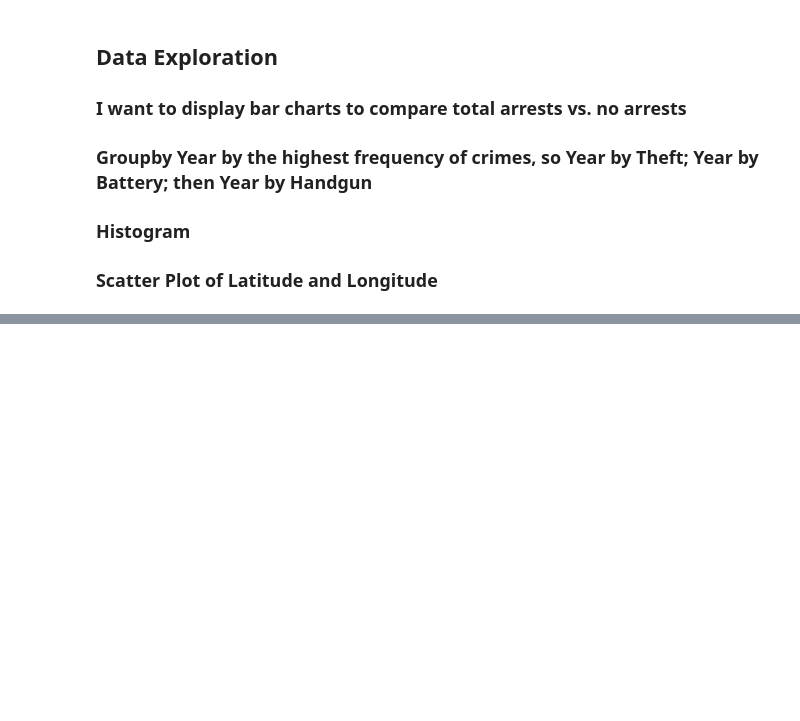
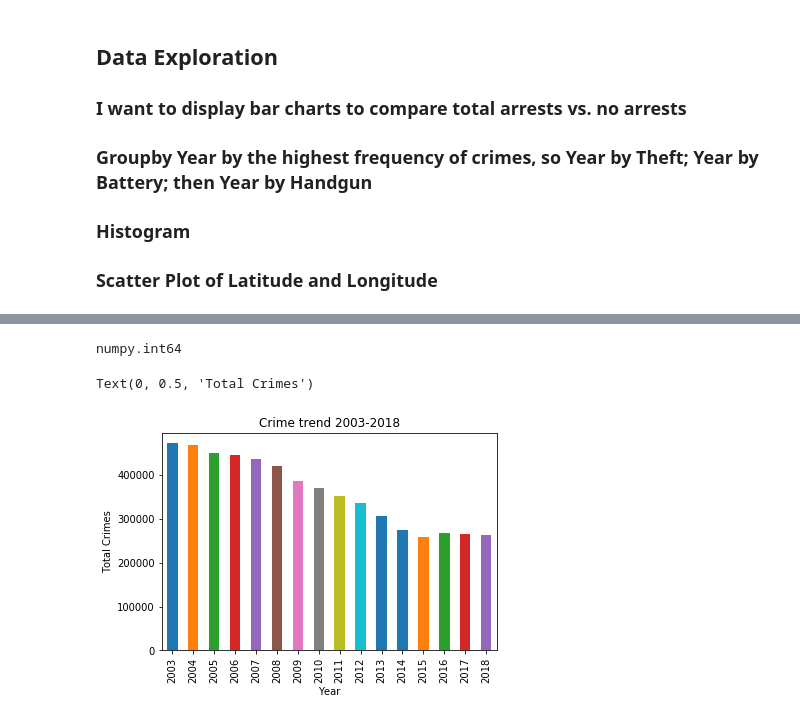
Before and after one commit to igopalan/Analyzing-Crimes-in-Chicago, a Jupyter notebook: Thinkful_Chicago_Crimes2001-2019.py.ipynb, the cells around one changed output, grey strips where cells are left out. Drawn from its saved outputs; the diff is of its cells as text; code cells hidden in the pictures; blank space fills up the shorter version.

```diff
--- a/Thinkful_Chicago_Crimes2001-2019.py.ipynb
+++ b/Thinkful_Chicago_Crimes2001-2019.py.ipynb
@@ -105,0 +142,23 @@ Other features cannot be converted until the **NaN and Null** values have been r
+# %%
+def convert24(str1):
+
+    # Checking if last two elements of time
+    # is AM and first two elements are 12
+    if str1[0][-1:] == "AM" and str1[0][:2] == "12":
+        return "00" +str1[0][:2]
+
+    # remove the AM
+    elif str1[0][-1:] == "AM":
+        return str1[0][:2]
+
+    # Checking if last two elements of time
+    # is PM and first two elements are 12
+    elif str1[0][-1:] == "PM" and str1[0][:2] == "12":
+        return str1[0][:-1]
+
+    else:
+
+        # add 12 to hours and remove PM
+        return int(str1[0][:2]) + 12
+# %%
+crimes['Crime_time'] = crimes['Crime_time'].apply(convert24)
@@ -125,4 +195,8 @@ Crime_AM_PM             0.000000
 dtype: float64
+# %%
+crimes = crimes[crimes.Year != 2001]
+crimes = crimes[crimes.Year != 2002]
+crimes = crimes[crimes.Year != 2019]
 # %%
-crimes = crimes[['Crime_dates', 'Crime_time', 'Crime_AM_PM', 'Block', 'IUCR', 'Primary Type', 'Description', 'Location Description',
-                'Arrest', 'Domestic', 'Beat', 'District', 'Ward', 'Community Area', 'Year', 'Latitude', 'Longitude']]
+crimes = crimes[['Crime_dates', 'Crime_time', 'Primary Type', 'Description',
+                 'Arrest', 'District', 'Ward', 'Community Area', 'Year', 'Latitude', 'Longitude', 'Location']]
@@ -187,0 +268,11 @@ memory usage: 715.1+ MB
+# %%
+type(crimes.Year.iloc[0])
+# %% [output]
+numpy.int64
+# %%
+crimes.Year.value_counts(sort=False).plot.bar(title = 'Crime trend 2003-2018')
+plt.xlabel('Year')
+plt.ylabel('Total Crimes')
+# %% [output]
+Text(0, 0.5, 'Total Crimes')
+[figure, added]
```
Also changed, not shown: parts of 70 cells of this notebook.
